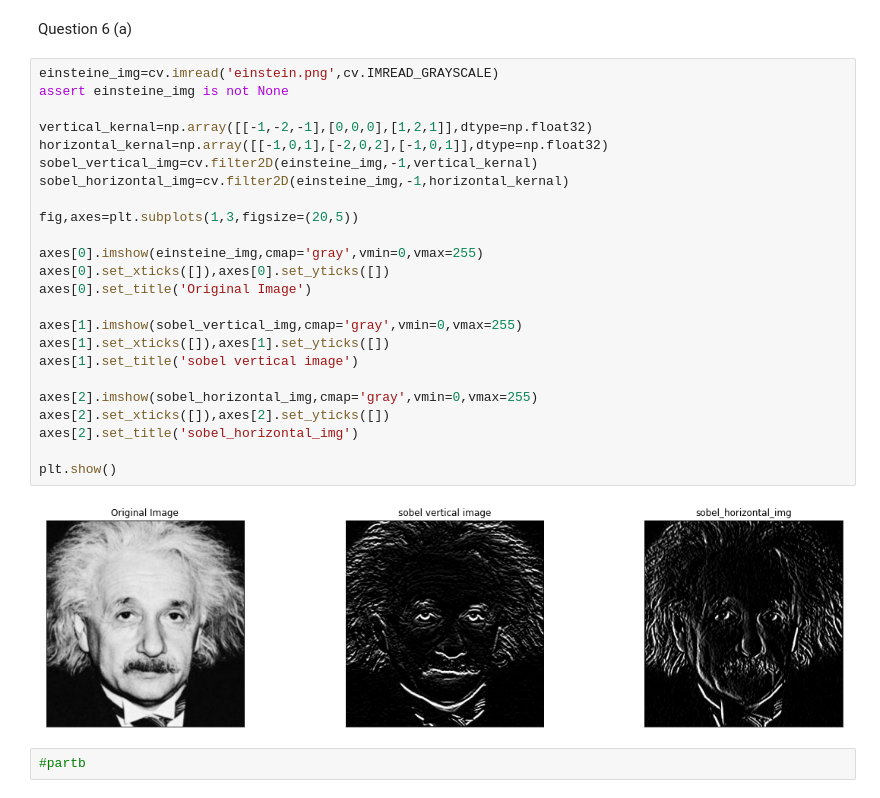
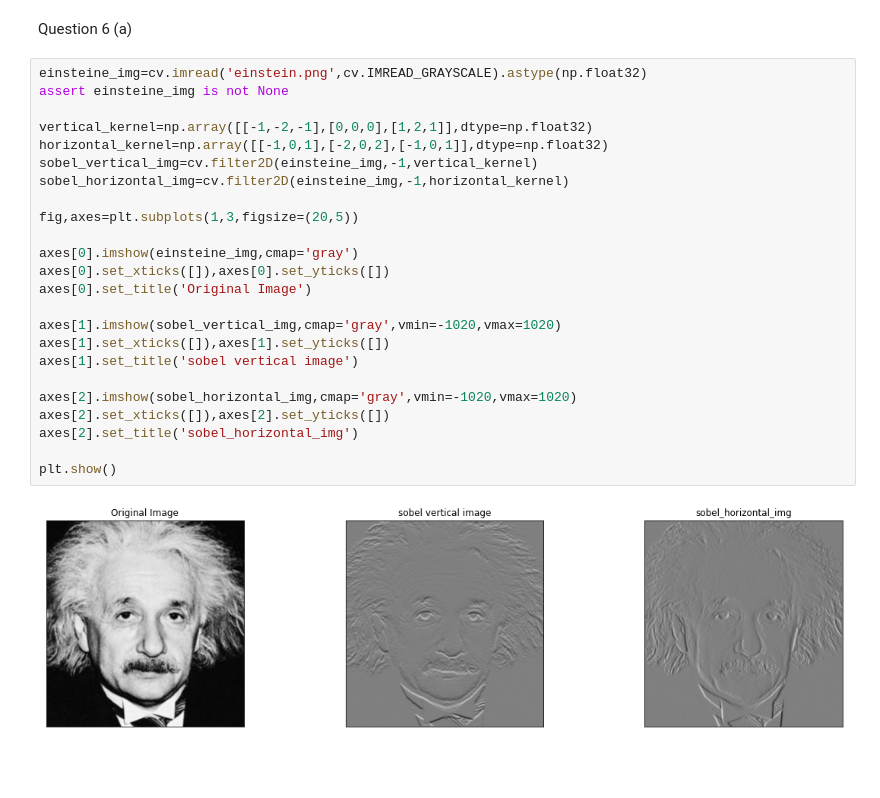
Before and after one commit to Dinuka-1999/Assignment, a Jupyter notebook: Assignment-1.ipynb, the cells around one changed output. Drawn from its saved outputs; the diff is of its cells as text; blank space fills up the shorter version.

```diff
--- a/Assignment-1.ipynb
+++ b/Assignment-1.ipynb
@@ -176,30 +176,28 @@ plot_histograms('shells.png')
 Question 6
 (a)
 # %%
-einsteine_img=cv.imread('einstein.png',cv.IMREAD_GRAYSCALE)
+einsteine_img=cv.imread('einstein.png',cv.IMREAD_GRAYSCALE).astype(np.float32)
 assert einsteine_img is not None
 
-vertical_kernal=np.array([[-1,-2,-1],[0,0,0],[1,2,1]],dtype=np.float32)
-horizontal_kernal=np.array([[-1,0,1],[-2,0,2],[-1,0,1]],dtype=np.float32)
-sobel_vertical_img=cv.filter2D(einsteine_img,-1,vertical_kernal)
-sobel_horizontal_img=cv.filter2D(einsteine_img,-1,horizontal_kernal)
+vertical_kernel=np.array([[-1,-2,-1],[0,0,0],[1,2,1]],dtype=np.float32)
+horizontal_kernel=np.array([[-1,0,1],[-2,0,2],[-1,0,1]],dtype=np.float32)
+sobel_vertical_img=cv.filter2D(einsteine_img,-1,vertical_kernel)
+sobel_horizontal_img=cv.filter2D(einsteine_img,-1,horizontal_kernel)
 
 fig,axes=plt.subplots(1,3,figsize=(20,5))
 
-axes[0].imshow(einsteine_img,cmap='gray',vmin=0,vmax=255)
+axes[0].imshow(einsteine_img,cmap='gray')
 axes[0].set_xticks([]),axes[0].set_yticks([])
 axes[0].set_title('Original Image')
 
-axes[1].imshow(sobel_vertical_img,cmap='gray',vmin=0,vmax=255)
+axes[1].imshow(sobel_vertical_img,cmap='gray',vmin=-1020,vmax=1020)
 axes[1].set_xticks([]),axes[1].set_yticks([])
 axes[1].set_title('sobel vertical image')
 
-axes[2].imshow(sobel_horizontal_img,cmap='gray',vmin=0,vmax=255)
+axes[2].imshow(sobel_horizontal_img,cmap='gray',vmin=-1020,vmax=1020)
 axes[2].set_xticks([]),axes[2].set_yticks([])
 axes[2].set_title('sobel_horizontal_img')
 
 plt.show()
 # %% [output]
-[figure, old version]
+[figure, new version]
-# %%
-#partb
```
Also changed, not shown: parts of 3 cells of this notebook, 1 other file.
